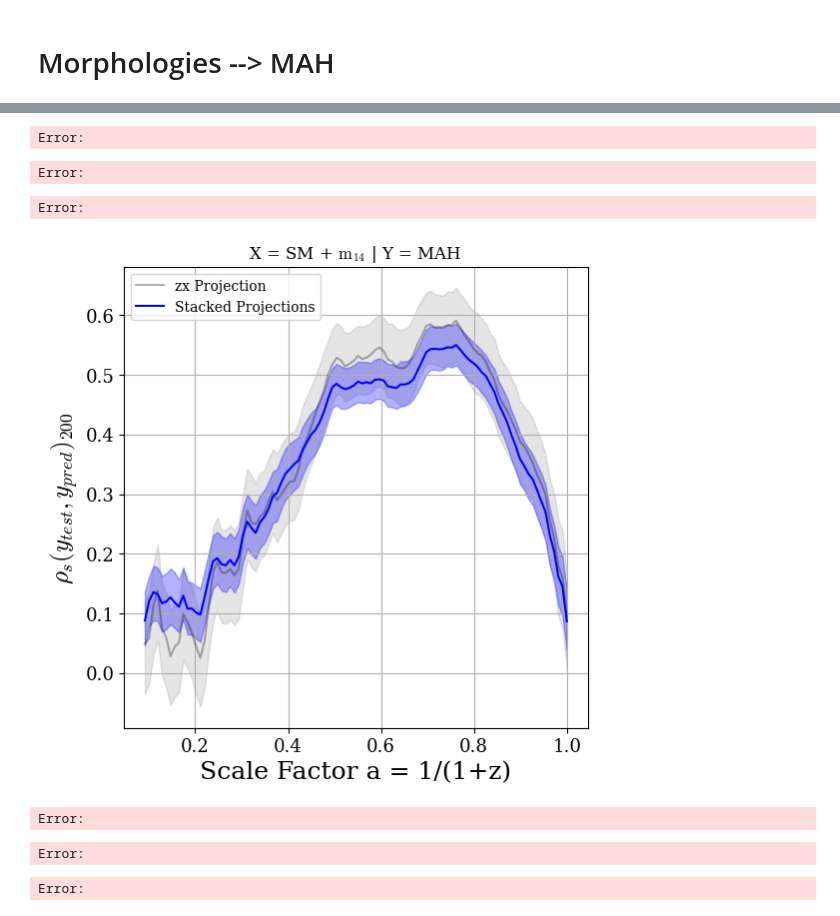
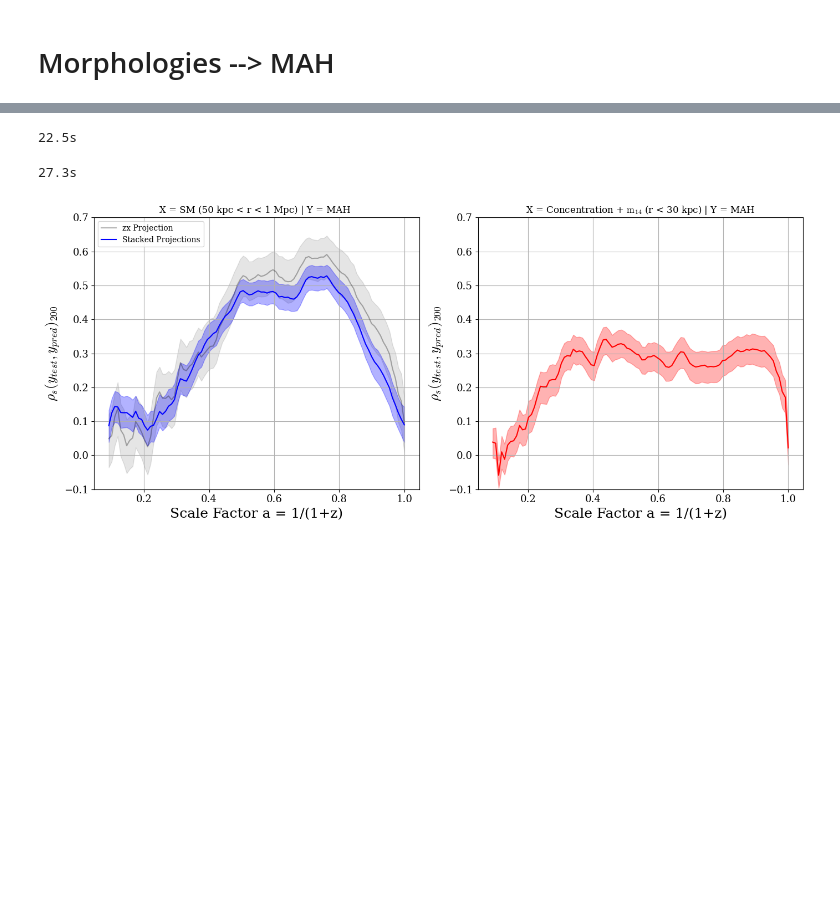
Before and after one commit to Kabelo-T/cluster_morph, a Jupyter notebook: multicam.ipynb, the cells around one changed output, grey strips where cells are left out. Drawn from its saved outputs; the diff is of its cells as text; code cells hidden in the pictures; blank space fills up the shorter version.

```diff
--- a/multicam.ipynb
+++ b/multicam.ipynb
@@ -176,5 +125,2 @@ Error:
 # %% [markdown]
 # DS --> MAH
-# %%
-mah_df_dict = futils.get_mah_all()
-mah, common_aexp = datutils.interp_ma(mah_df_dict)
@@ -243,4 +160,2 @@ Error:
 # %% [markdown]
 # MAH --> Morphologies
-# %%
-smdf = futils.get_morphologies('results/zx/rin50.0kpc_rout1.0Mpc_205.csv')
@@ -427,28 +222,59 @@ Error:
 # %%
+start = time.time()
+
+x = np.vstack([sm_df_zx['rhalf_circ'], sm_df_zx['rhalf_ellip'], sm_df_zx['C'],
+               sm_df_zx['A'], sm_df_zx['sersic_amplitude'], proj_z]).T
+y = mah
+sp_corr = multicorr(x, y)
+
 sp25, sp50, sp75 = [], [], []
 for x in sp_corr.T:
     sp25.append(np.percentile(x, q=25))
     sp50.append(np.percentile(x, q=50))
     sp75.append(np.percentile(x, q=75))
+
+end = time.time()
+print(f'{end - start:.1f}s')
 # %% [output]
-Error:
+22.5s
-Error:
-Error:
+# %%
+start = time.time()
+
+x = np.vstack([iconc, m14_stacked]).T
+y = stacked_mah
+sp_corr = multicorr(x, y)
+cp25, cp50, cp75 = [], [], []
+for x in sp_corr.T:
+    cp25.append(np.percentile(x, q=25))
+    cp50.append(np.percentile(x, q=50))
+    cp75.append(np.percentile(x, q=75))
+
+end = time.time()
+print(f'{end - start:.1f}s')
+# %% [output]
+27.3s
 # %%
-fig, axs = plt.subplots(nrows=1, ncols=1, figsize=(6, 6))
-axs.plot(common_aexp, sp50, color='k', alpha=0.3, label='zx Projection')
-axs.fill_between(common_aexp, sp25, sp75, color='k', alpha=0.1)
-axs.plot(common_aexp, p50, color='b', label='Stacked Projections')
-axs.fill_between(common_aexp, p25, p75, color='b', alpha=0.3)
-axs.set_xlabel('Scale Factor a = 1/(1+z)')
-axs.set_ylabel(r'$\rho_s (y_{test}, y_{pred})_{200}$')
-axs.set_title(r'X = SM + $\text{m}_{14}$ | Y = MAH ')
-axs.grid()
-axs.legend()
-plt.savefig('plots/morphs_to_mah.pdf')
+fig, axs = plt.subplots(nrows=1, ncols=2, figsize=(14, 6))
+axs[0].plot(common_aexp, sp50, color='k', alpha=0.3, label='zx Projection')
+axs[0].fill_between(common_aexp, sp25, sp75, color='k', alpha=0.1)
+axs[0].plot(common_aexp, p50, color='b', label='Stacked Projections')
+axs[0].fill_between(common_aexp, p25, p75, color='b', alpha=0.3)
+axs[0].set_xlabel('Scale Factor a = 1/(1+z)')
+axs[0].set_ylabel(r'$\rho_s (y_{test}, y_{pred})_{200}$')
+axs[0].set_ylim(-0.1, 0.7)
+axs[0].set_title(r'X = SM (50 kpc < r < 1 Mpc) | Y = MAH ')
+axs[0].grid()
+axs[0].legend()
+
+axs[1].plot(common_aexp, cp50, color='r')
+axs[1].fill_between(common_aexp, cp25, cp75, color='r', alpha=0.3)
+axs[1].set_xlabel('Scale Factor a = 1/(1+z)')
+axs[1].set_ylabel(r'$\rho_s (y_{test}, y_{pred})_{200}$')
+axs[1].set_ylim(-0.1, 0.7)
+axs[1].set_title(r'X = Concentration + $\text{m}_{14}$ (r < 30 kpc) | Y = MAH ')
+axs[1].grid()
+plt.tight_layout()
+# plt.savefig('plots/morphs_to_mah.pdf')
 plt.show()
 # %% [output]
-[figure, old version]
+[figure, new version]
-Error:
-Error:
-Error:
```
Also changed, not shown: parts of 30 cells of this notebook, 1 other file.
